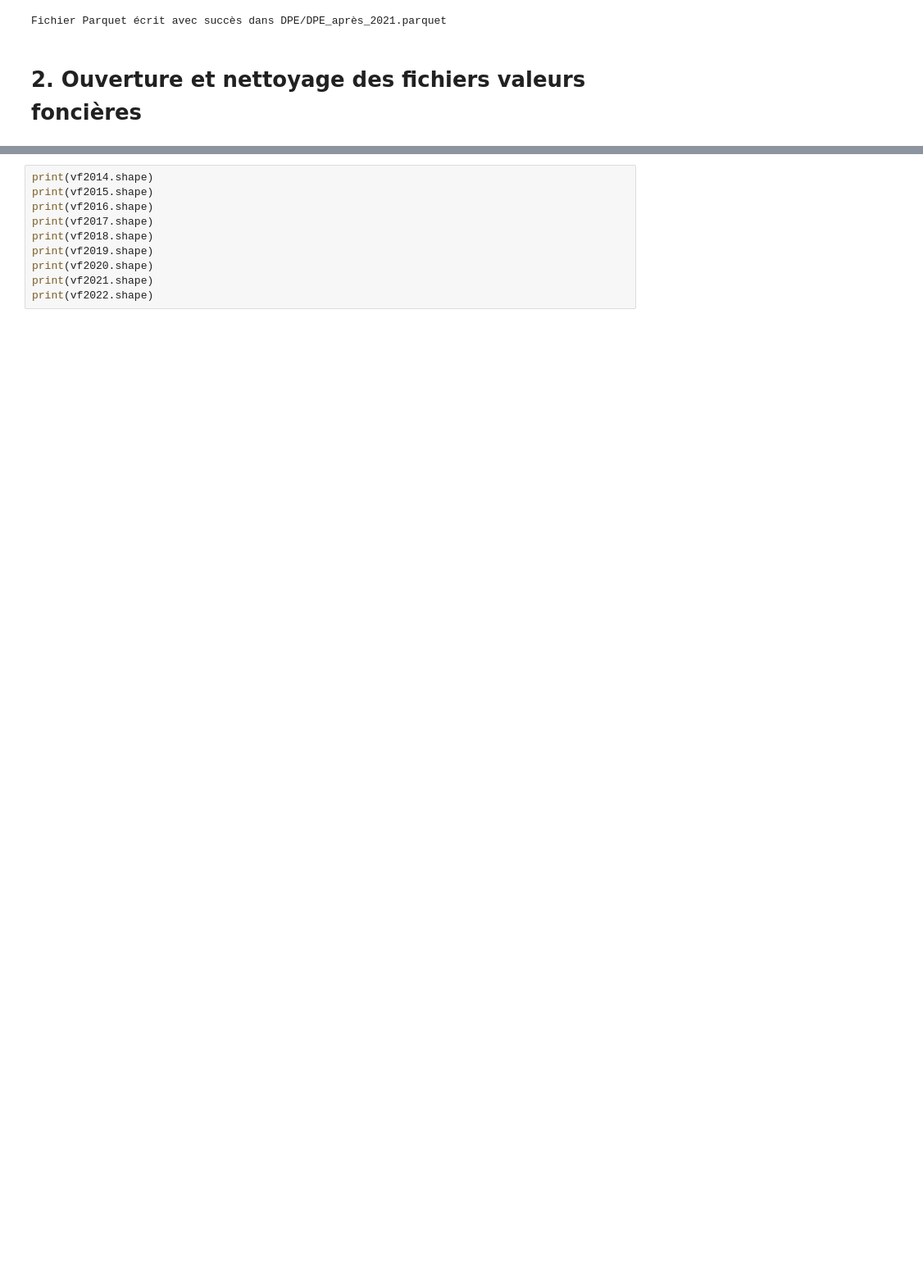
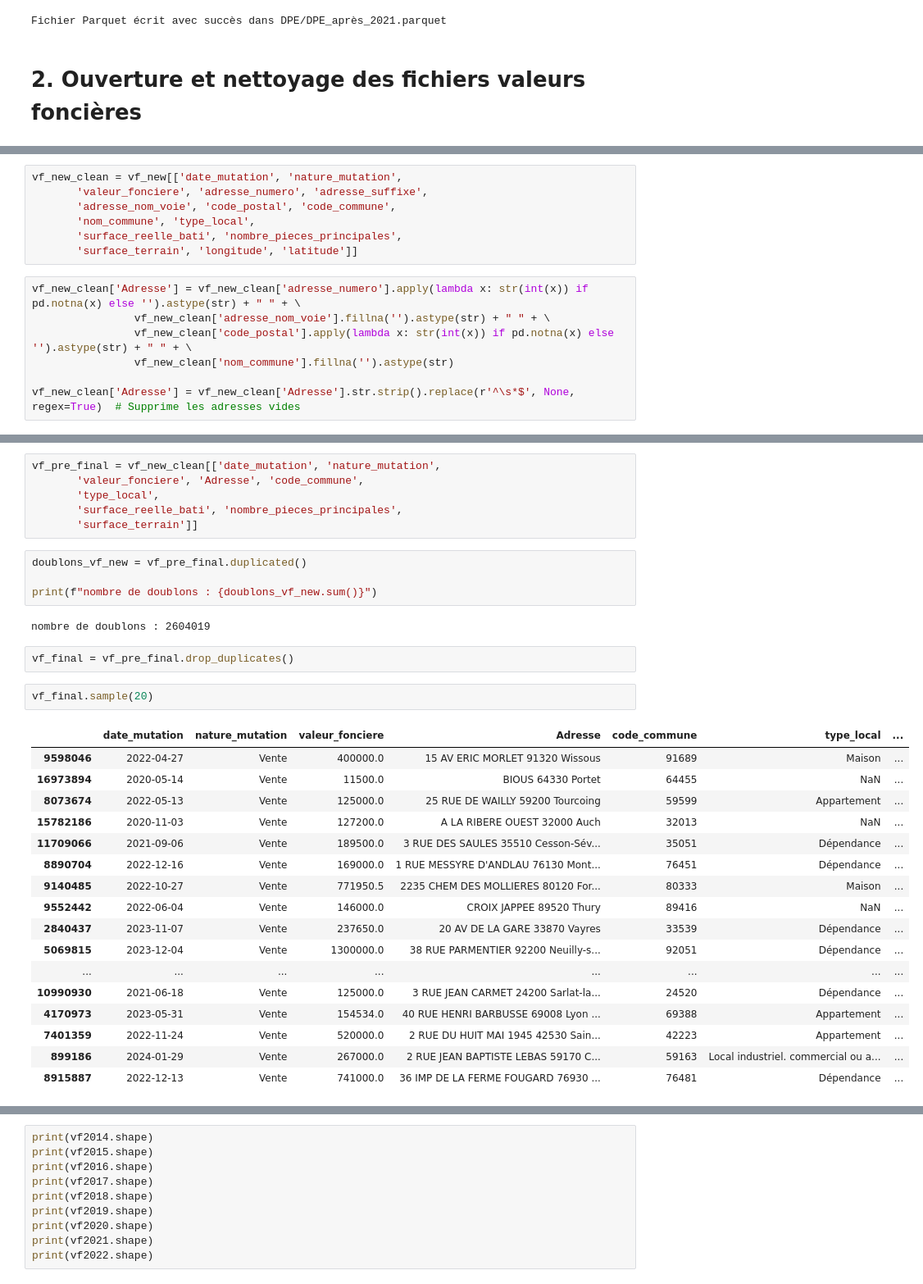
Before and after one commit to isaurepillet/STATAPP, a Jupyter notebook: prep_donnees.ipynb, the cells around one changed output, grey strips where cells are left out. Shown at 82% size. Cells and saved outputs as stored; diff of their text form; blank space fills up the shorter version.

```diff
--- a/prep_donnees.ipynb
+++ b/prep_donnees.ipynb
@@ -192,0 +277,14 @@ vf_new.sample(20)
+# %%
+vf_new_clean = vf_new[['date_mutation', 'nature_mutation',
+       'valeur_fonciere', 'adresse_numero', 'adresse_suffixe',
+       'adresse_nom_voie', 'code_postal', 'code_commune',
+       'nom_commune', 'type_local',
+       'surface_reelle_bati', 'nombre_pieces_principales',
+       'surface_terrain', 'longitude', 'latitude']]
+# %%
+vf_new_clean['Adresse'] = vf_new_clean['adresse_numero'].apply(lambda x: str(int(x)) if pd.notna(x) else '').astype(str) + " " + \
+                vf_new_clean['adresse_nom_voie'].fillna('').astype(str) + " " + \
+                vf_new_clean['code_postal'].apply(lambda x: str(int(x)) if pd.notna(x) else '').astype(str) + " " + \
+                vf_new_clean['nom_commune'].fillna('').astype(str)
+
+vf_new_clean['Adresse'] = vf_new_clean['Adresse'].str.strip().replace(r'^\s*$', None, regex=True)  # Supprime les adresses vides
@@ -192,0 +316,34 @@ vf_new.sample(20)
+# %%
+vf_pre_final = vf_new_clean[['date_mutation', 'nature_mutation',
+       'valeur_fonciere', 'Adresse', 'code_commune',
+       'type_local',
+       'surface_reelle_bati', 'nombre_pieces_principales',
+       'surface_terrain']]
+# %%
+doublons_vf_new = vf_pre_final.duplicated()
+
+print(f"nombre de doublons : {doublons_vf_new.sum()}")
+# %% [output]
+nombre de doublons : 2604019
+# %%
+vf_final = vf_pre_final.drop_duplicates()
+# %%
+vf_final.sample(20)
+# %% [output]
+|  | date_mutation | nature_mutation | valeur_fonciere | Adresse | code_commune | type_local | ... |
+| 9598046 | 2022-04-27 | Vente | 400000.0 | 15 AV ERIC MORLET 91320 Wissous | 91689 | Maison | ... |
+| 16973894 | 2020-05-14 | Vente | 11500.0 | BIOUS 64330 Portet | 64455 | NaN | ... |
+| 8073674 | 2022-05-13 | Vente | 125000.0 | 25 RUE DE WAILLY 59200 Tourcoing | 59599 | Appartement | ... |
+| 15782186 | 2020-11-03 | Vente | 127200.0 | A LA RIBERE OUEST 32000 Auch | 32013 | NaN | ... |
+| 11709066 | 2021-09-06 | Vente | 189500.0 | 3 RUE DES SAULES 35510 Cesson-Sév... | 35051 | Dépendance | ... |
+| 8890704 | 2022-12-16 | Vente | 169000.0 | 1 RUE MESSYRE D'ANDLAU 76130 Mont... | 76451 | Dépendance | ... |
+| 9140485 | 2022-10-27 | Vente | 771950.5 | 2235 CHEM DES MOLLIERES 80120 For... | 80333 | Maison | ... |
+| 9552442 | 2022-06-04 | Vente | 146000.0 | CROIX JAPPEE 89520 Thury | 89416 | NaN | ... |
+| 2840437 | 2023-11-07 | Vente | 237650.0 | 20 AV DE LA GARE 33870 Vayres | 33539 | Dépendance | ... |
+| 5069815 | 2023-12-04 | Vente | 1300000.0 | 38 RUE PARMENTIER 92200 Neuilly-s... | 92051 | Dépendance | ... |
+| ... | ... | ... | ... | ... | ... | ... | ... |
+| 10990930 | 2021-06-18 | Vente | 125000.0 | 3 RUE JEAN CARMET 24200 Sarlat-la... | 24520 | Dépendance | ... |
+| 4170973 | 2023-05-31 | Vente | 154534.0 | 40 RUE HENRI BARBUSSE 69008 Lyon ... | 69388 | Appartement | ... |
+| 7401359 | 2022-11-24 | Vente | 520000.0 | 2 RUE DU HUIT MAI 1945 42530 Sain... | 42223 | Appartement | ... |
+| 899186 | 2024-01-29 | Vente | 267000.0 | 2 RUE JEAN BAPTISTE LEBAS 59170 C... | 59163 | Local industriel. commercial ou a... | ... |
+| 8915887 | 2022-12-13 | Vente | 741000.0 | 36 IMP DE LA FERME FOUGARD 76930 ... | 76481 | Dépendance | ... |
```
Also changed, not shown: parts of 15 cells of this notebook, 1 other file.
